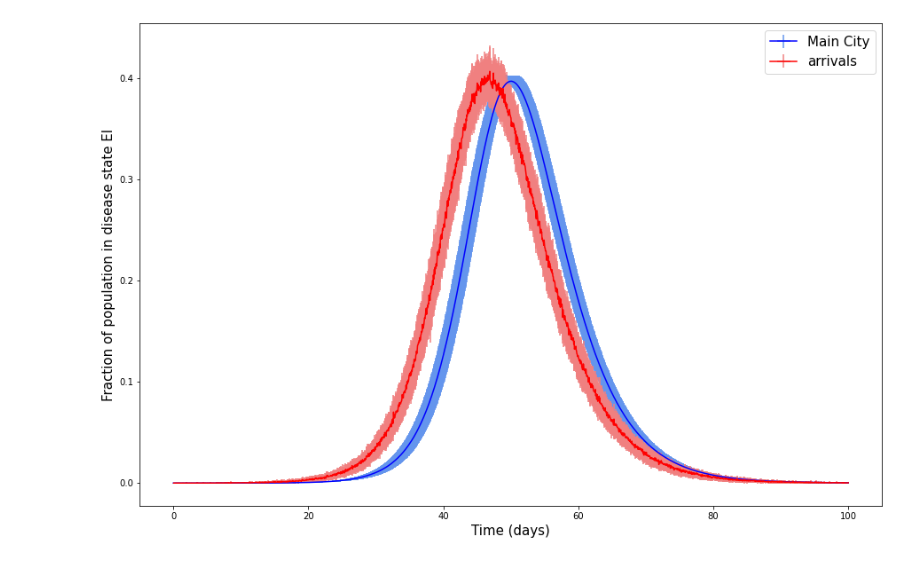
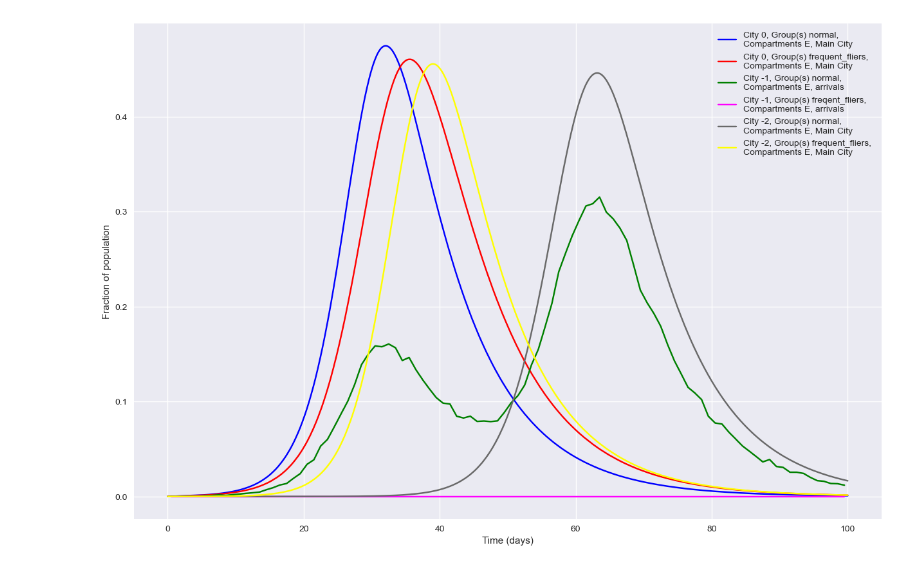
Before and after one commit to JakeMendel/NAO_Modelling, a Jupyter notebook: generic_model.ipynb, the cells around one changed output. Saved outputs shown, nothing was run; the diff lists cells and outputs as text; code cells hidden in the pictures.

```diff
--- a/generic_model.ipynb
+++ b/generic_model.ipynb
@@ -32,9 +35,3 @@ class Disease:
 # %%
 covid = Disease(0.6,1/6,1/5.5)
 measles = Disease(2,1/10,1/8)
-# %%
-a = np.arange(0,20).reshape((2,10))
-b = np.arange(0,11)
-print(a)
-tuple(np.quantile(a,[0.25,0.5,0.75], axis=-1))
-# np.quantile(b,[0.25,0.75])
@@ -83,6 +76,39 @@ def sim_step_to_day(sim_step, delta_t):
 def quartiles(data: np.ndarray, axis: int = -1):
     'returns lower_quartile, median, upper_quartile'
     return tuple(np.quantile(data, [0.25,0.5,0.75],axis=axis))
+
+def string(l: Iterable, sep: str = ''):
+    out = ''
+    for i in l:
+        out+= str(i) + sep
+    return out[:-1]
+
+def force_iterable(input):
+    return input if isinstance(input, Iterable) else [input]
+
+def show_fig(fig, figsavename):
+    if figsavename is None:
+        fig.show()
+    else:
+        fig.savefig(figsavename)
+
+def total_daily(array: np.ndarray, delta_t: float, axis: int = -1):
+    #the timeseries axis must be the last axis!
+    assert axis == -1, 'the timeseries axis must be the last axis!'
+    window = int(1/delta_t)
+    shape = array.shape
+    assert (len(shape) == 2) or (len(shape) == 1)
+    assert shape[-1] % window == 0
+    return array.reshape(shape[:-1] + (shape[-1]//window,window)).sum(axis=-1)
+
+def mean_daily(array: np.ndarray, delta_t: float, axis: int = -1):
+    #the timeseries axis must be the last axis!
+    assert axis == -1, 'the timeseries axis must be the last axis!'
+    window = int(1/delta_t)
+    shape = array.shape
+    assert (len(shape) == 2) or (len(shape) == 1)
+    assert shape[-1] % window == 0
+    return array.reshape(shape[:-1] + (shape[-1]//window,window)).mean(axis=-1)
 # %%
 class City:
     def __init__(self,
@@ -951,5 +1229,5 @@ class HomogeneousNetwork(Travel):
         mixmatrix = (np.ones((n_cities,n_cities)) - np.identity(n_cities)).astype(np.int64) * mixnumber
         super().__init__(cities, mixmatrix)
 # %%
-ffs_measles = HomogeneousNetwork(FrequentFlierCity,2,10000, frequent_flier_frac = 0.05, flying_LR = 1000, mixing_LR = 1000)
-ffs_measles(0.05,100,measles,200,50)
+ffs_measles = HomogeneousNetwork(FrequentFlierCity,4,500, frequent_flier_frac = 0.05, flying_LR = 1000, mixing_LR = 1000)
+ffs_measles(0.04,100,measles,200,500)
@@ -1018,4 +1234,4 @@ basics(0.05,100,covid,200,50)
-# %%
-basics.plot_avg_vals(which_city = -1, included_compartments="EI", against_total_infections=False)
-# %% [output]
-[figure, removed]
+# %%
+ffs_measles.plot_avg_vals(which_cities = [0,0,-1,-1, -2,-2], data_types = ['data','data','arrivals','arrivals', 'data','data'], included_compartments = 'E',included_groups = [['normal'],['frequent_fliers'], ['normal'],['frequent_fliers'], ['normal'],['frequent_fliers']], error_bars='None', log = '')
+# %% [output]
+[figure, added]
```
Also changed, not shown: parts of 25 cells of this notebook.
